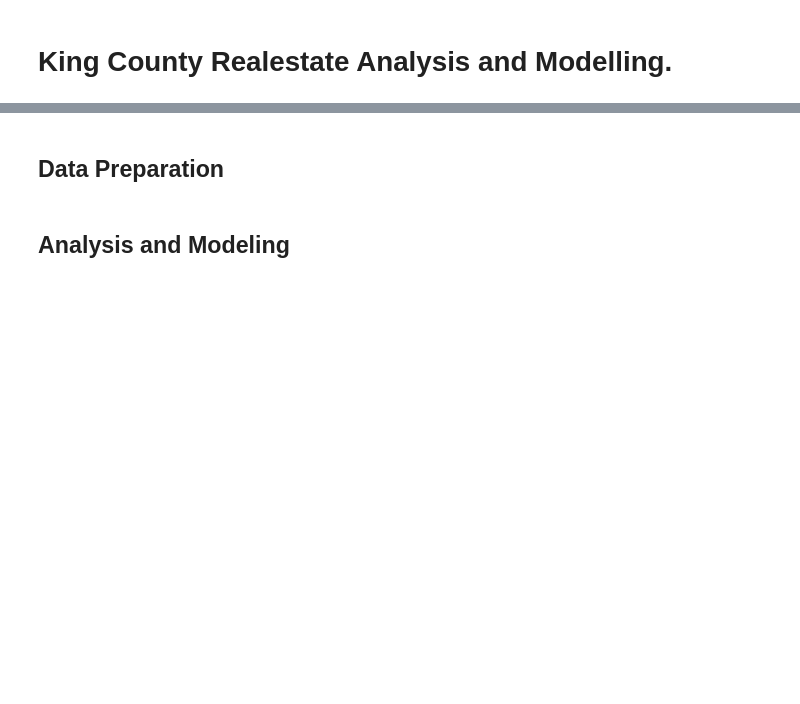
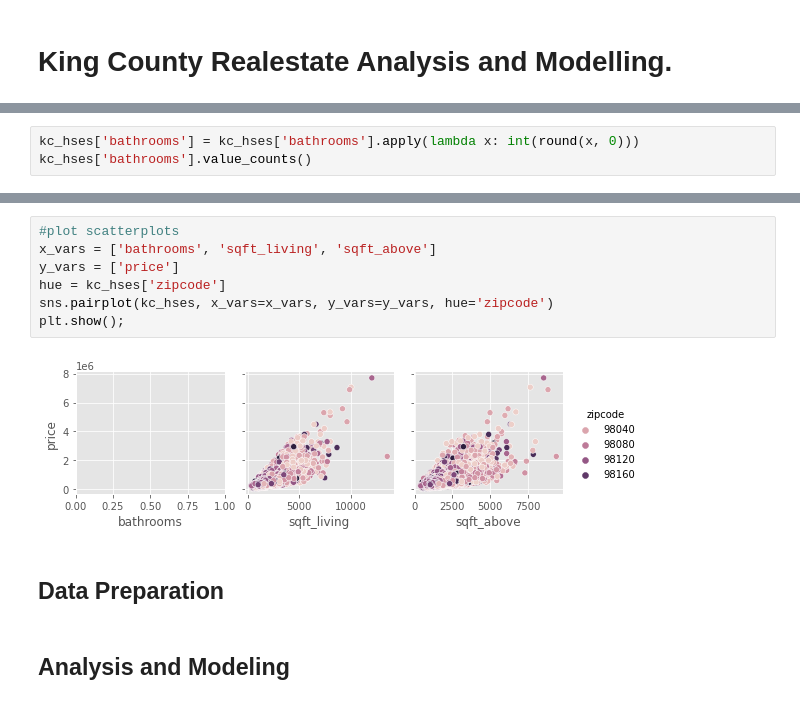
Before and after one commit to R3TR0Quan/KC_Realestate_Analysis_and_Modelling, a Jupyter notebook: notebook.ipynb, the cells around one changed output, grey strips where cells are left out. Drawn from its saved outputs; the diff is of its cells as text; blank space fills up the shorter version.

```diff
--- a/notebook.ipynb
+++ b/notebook.ipynb
@@ -6,0 +186,3 @@
+# %%
+kc_hses['bathrooms'] = kc_hses['bathrooms'].apply(lambda x: int(round(x, 0)))
+kc_hses['bathrooms'].value_counts()
@@ -7,3 +200,12 @@
+# %%
+#plot scatterplots
+x_vars = ['bathrooms', 'sqft_living', 'sqft_above']
+y_vars = ['price']
+hue = kc_hses['zipcode']
+sns.pairplot(kc_hses, x_vars=x_vars, y_vars=y_vars, hue='zipcode')
+plt.show();
+# %% [output]
+[figure, added]
 # %% [markdown]
 ## Data Preparation
 # %% [markdown]
```
Also changed, not shown: parts of 24 cells of this notebook.
